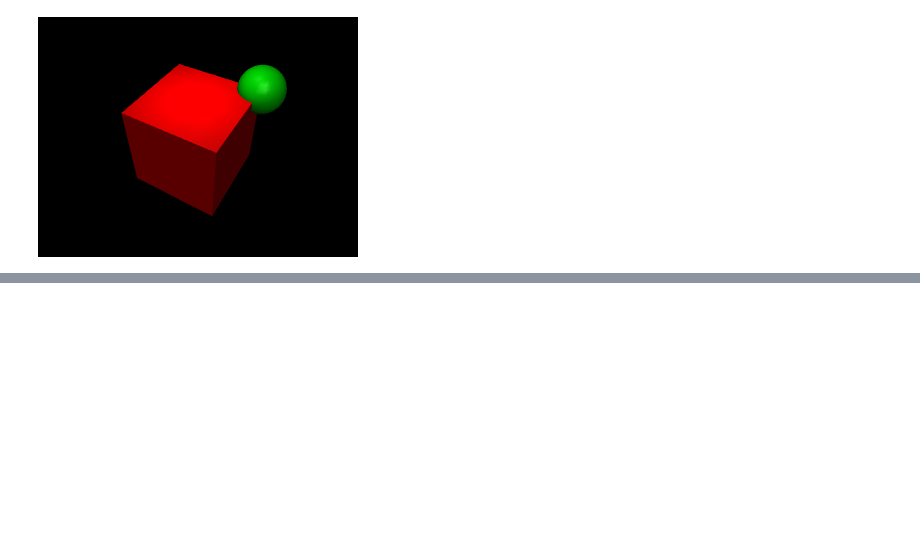
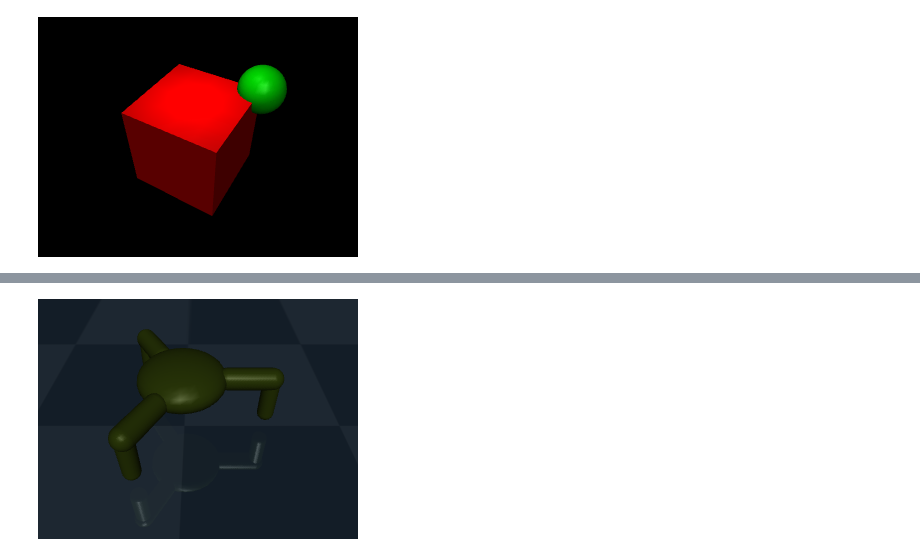
Before and after one commit to 3DAlgoLab/act, a Jupyter notebook: study/dm_control_drill.ipynb, the cells around one changed output, grey strips where cells are left out. Saved outputs shown, nothing was run; the diff lists cells and outputs as text; code cells hidden in the pictures; blank space fills up the shorter version.

```diff
--- a/study/dm_control_drill.ipynb
+++ b/study/dm_control_drill.ipynb
@@ -68,0 +174,29 @@ display_video(frames, framerate)
+# %%
+arena = mjcf.RootElement()
+chequered = arena.asset.add(
+    "texture",
+    type="2d",
+    builtin="checker",
+    width=300,
+    height=300,
+    rgb1=[0.2, 0.3, 0.4],
+    rgb2=[0.3, 0.4, 0.5],
+)
+
+grid = arena.asset.add(
+    "material", name="grid", texture=chequered, texrepeat=[5, 5], reflectance=0.2
+)
+arena.worldbody.add("geom", type="plane", size=[2, 2, 0.1], material=grid)
+for x in [-2, 2]:
+    arena.worldbody.add("light", pos=[x, -1, 3], dir=[x, 1, -2])
+
+
+creatures = [make_creature(num_legs=num_legs) for num_legs in range(3, 9)]
+model = creatures[0]
+spawn_site = arena.worldbody.add("site", pos=[0, 0, 0.15])
+spawn_site.attach(model).add("freejoint")
+
+physics = mjcf.Physics.from_mjcf_model(arena)
+PIL.Image.fromarray(physics.render())
+# %% [output]
+[figure, added]
```
Also changed, not shown: parts of 10 cells of this notebook, 4 other files.
